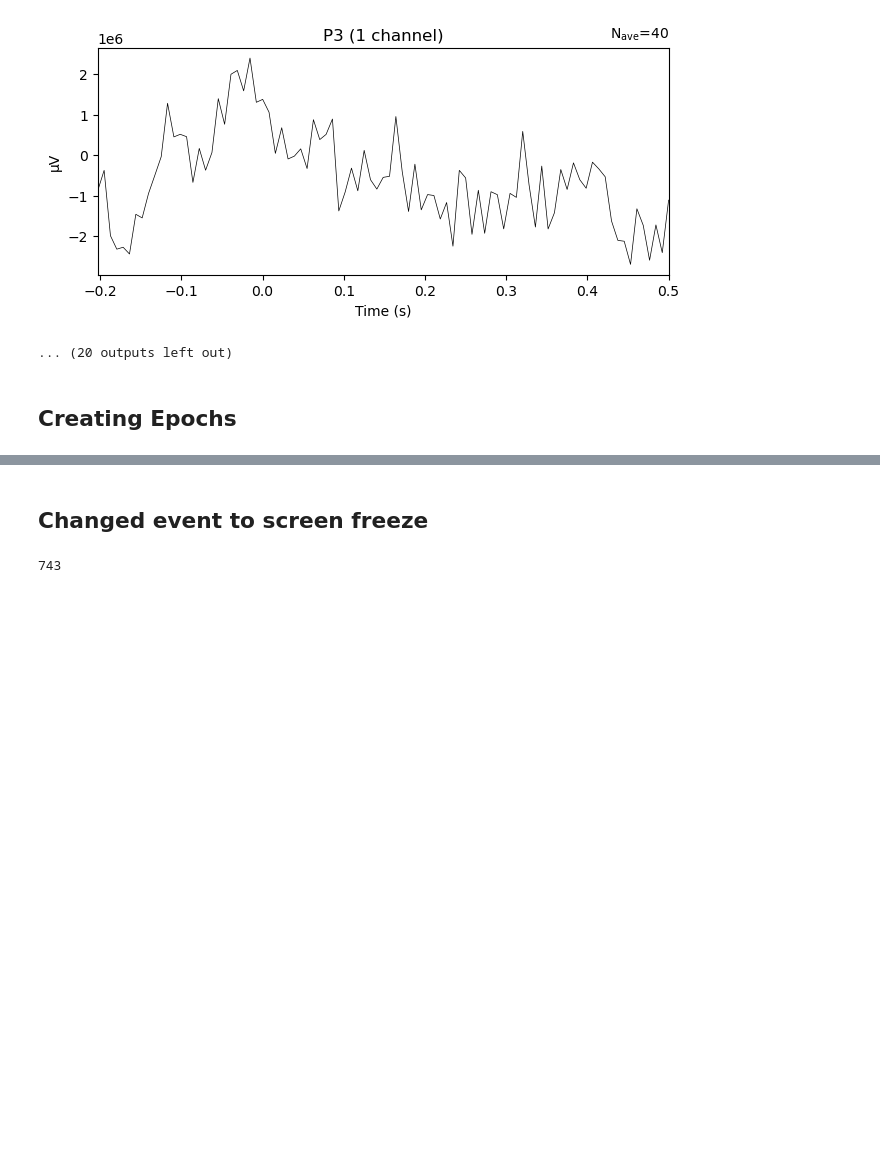
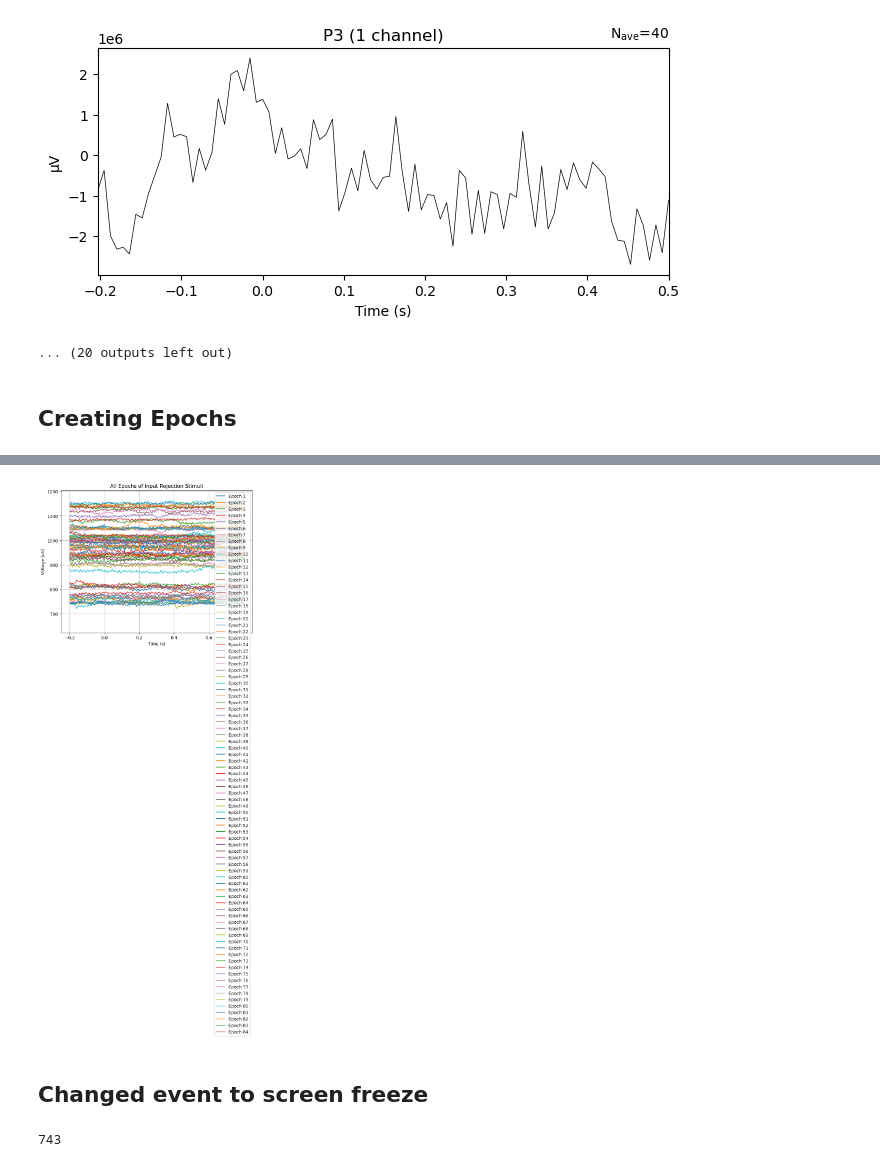
Before and after one commit to jeff-yc-wong/BCI_Project, a Jupyter notebook: eeg_analysis.ipynb, the cells around one changed output, grey strips where cells are left out. Drawn from its saved outputs; the diff is of its cells as text; code cells hidden in the pictures; blank space fills up the shorter version.

```diff
--- a/eeg_analysis.ipynb
+++ b/eeg_analysis.ipynb
@@ -204,3 +199,60 @@ for i, random_index in enumerate(random_indices):
+# %%
+import numpy as np
+import matplotlib.pyplot as plt
+import scipy.io
+
+# Load data from the file S00.mat
+mat_data = scipy.io.loadmat('data/S00.mat')
+
+# Extract the EEG data X, Y, and I
+X = mat_data['X'][:32, 3191:]  # Use only the first 32 rows and columns after 3191
+Y = mat_data['Y'][0, 3191:]
+I = mat_data['I'][0, 3191:]
+
+# Define the event codes (Y values) for ERPs
+event_codes = [3, 4]
+
+# Set values in Y outside the event codes to 0
+Y_events = np.where(np.isin(Y, event_codes), Y, 0)
+
+# Find the indices where Y equals the event codes
+event_indices = np.where(Y_events > 0)[0]
+
+# Define the time window around each event (in seconds)
+time_window_before = 0.2  # 200 milliseconds before event
+time_window_after = 0.8  # 800 milliseconds after event
+
+# Calculate the average EEG across the selected channels
+average_eeg = np.mean(X, axis=0)
+
+# Calculate the min and max of the average EEG for scaling
+eeg_min = np.min(average_eeg)
+eeg_max = np.max(average_eeg)
+
+# Iterate through the event indices and plot each epoch on the same graph
+plt.figure(figsize=(8, 6))
+for i, event_index in enumerate(event_indices):
+    # Extract the EEG readings (X) for the event within the time window using the average EEG
+    window_start = I[event_index] - time_window_before
+    window_end = I[event_index] + time_window_after
+    window_indices = np.where((I >= window_start) & (I <= window_end))[0]
+    event_eeg = average_eeg[window_indices]
+
+    # Calculate the time points for the ERP waveform
+    time_points = np.linspace(-time_window_before, time_window_after, len(event_eeg))
+
+    # Plot each epoch with Average EEG Data (scaled)
+    plt.plot(time_points, event_eeg, label=f'Epoch {i + 1}')
+
+plt.xlabel('Time (s)')
+plt.ylabel('Voltage (uV)')
+plt.title('All Epochs of Input Rejection Stimuli')
+plt.ylim(eeg_min, eeg_max)  # Set y-axis limits
+plt.legend()
+plt.grid(True)
+plt.show()
+# %% [output]
+[figure, added]
 # %% [markdown]
 ## Changed event to screen freeze
 # %%
```
Also changed, not shown: parts of 2 cells of this notebook.
